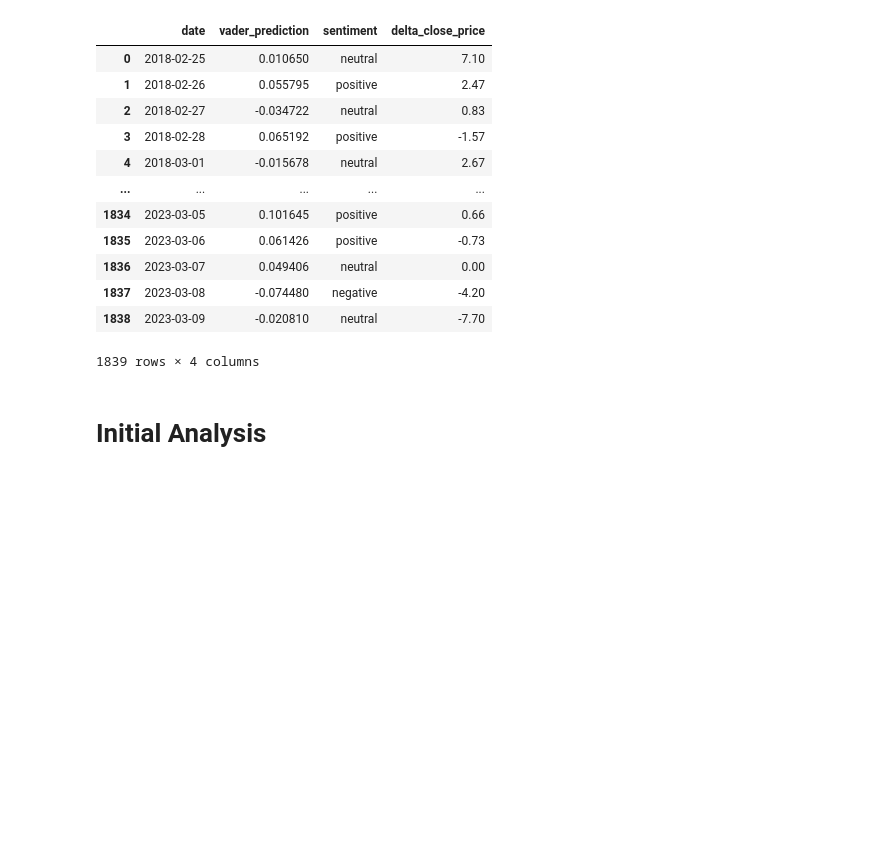
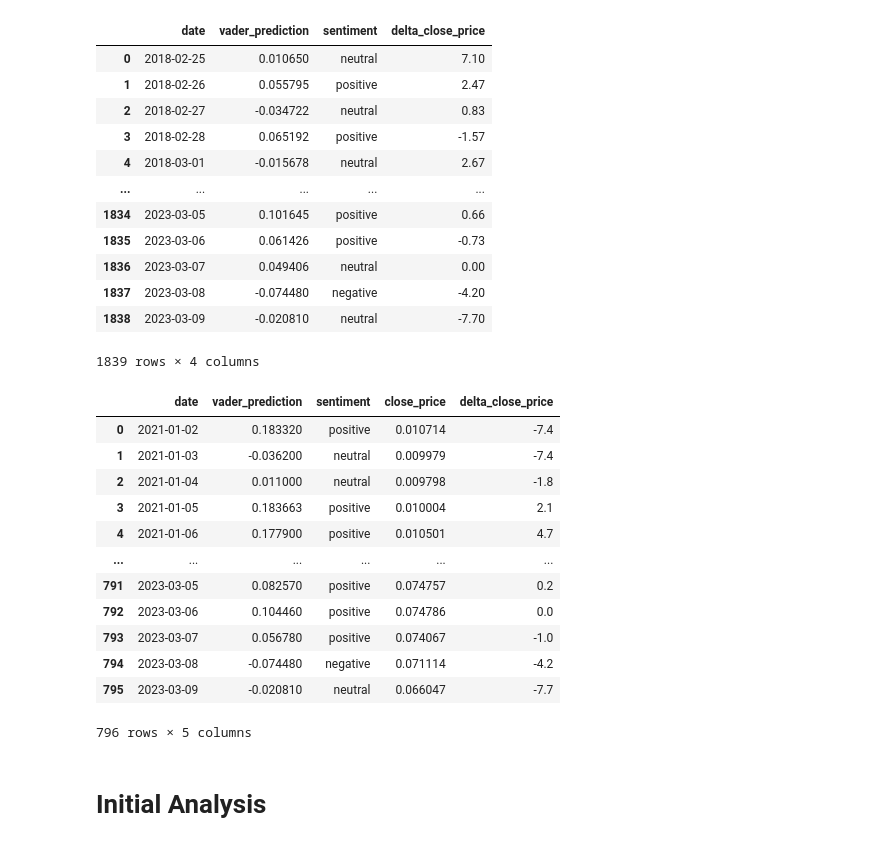
Before and after one commit to zarbin/UTA_Project-4, a Jupyter notebook: sandbox/JennS/sentiment_analysis_auto.ipynb, the cells around one changed output. Cells and saved outputs as stored; diff of their text form; code cells hidden in the pictures; blank space fills up the shorter version.

```diff
--- a/sandbox/JennS/sentiment_analysis_auto.ipynb
+++ b/sandbox/JennS/sentiment_analysis_auto.ipynb
@@ -349,3 +365,7 @@ daily_cp_change
 | 1837 | 2023-03-08 | -4.20 |
 | 1838 | 2023-03-09 | -7.70 |
 1839 rows × 2 columns
+# %%
+# Close price calculations for just doge
+daily_cp_doge = close_price_change(doge_df)
+daily_cp_doge
@@ -368,6 +403,26 @@ all_crypto_analysis
 | 1837 | 2023-03-08 | -0.074480 | negative | -4.20 |
 | 1838 | 2023-03-09 | -0.020810 | neutral | -7.70 |
 1839 rows × 4 columns
+# %%
+# Merge for jsut doge
+doge_vader.reset_index(inplace=True)
+doge_analysis = pd.merge(doge_vader, daily_cp_doge, on="begins_at", how="inner")
+doge_analysis.rename(columns={"begins_at": "date"}, inplace=True)
+doge_analysis
+# %% [output]
+|  | date | vader_prediction | sentiment | close_price | delta_close_price |
+| 0 | 2021-01-02 | 0.183320 | positive | 0.010714 | -7.4 |
+| 1 | 2021-01-03 | -0.036200 | neutral | 0.009979 | -7.4 |
+| 2 | 2021-01-04 | 0.011000 | neutral | 0.009798 | -1.8 |
+| 3 | 2021-01-05 | 0.183663 | positive | 0.010004 | 2.1 |
+| 4 | 2021-01-06 | 0.177900 | positive | 0.010501 | 4.7 |
+| ... | ... | ... | ... | ... | ... |
+| 791 | 2023-03-05 | 0.082570 | positive | 0.074757 | 0.2 |
+| 792 | 2023-03-06 | 0.104460 | positive | 0.074786 | 0.0 |
+| 793 | 2023-03-07 | 0.056780 | positive | 0.074067 | -1.0 |
+| 794 | 2023-03-08 | -0.074480 | negative | 0.071114 | -4.2 |
+| 795 | 2023-03-09 | -0.020810 | neutral | 0.066047 | -7.7 |
+796 rows × 5 columns
 # %% [markdown]
 # Initial Analysis
 # %%
```
Also changed, not shown: parts of 9 cells of this notebook, 1 other file.
